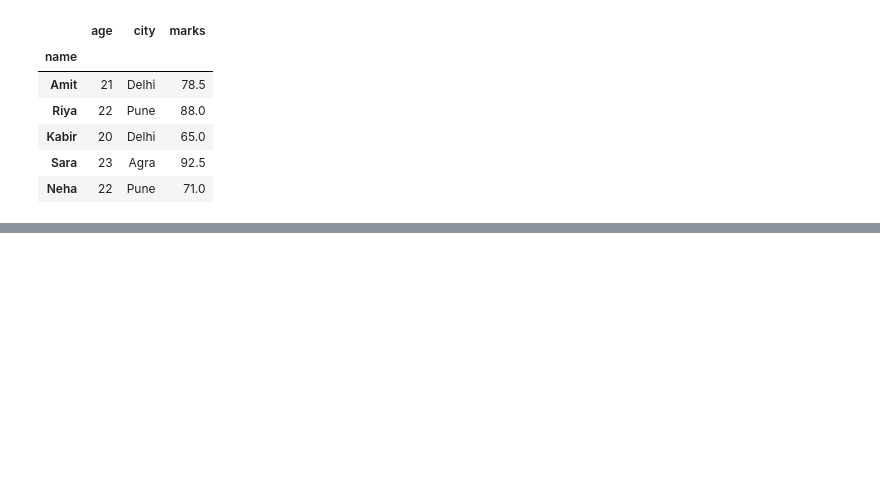
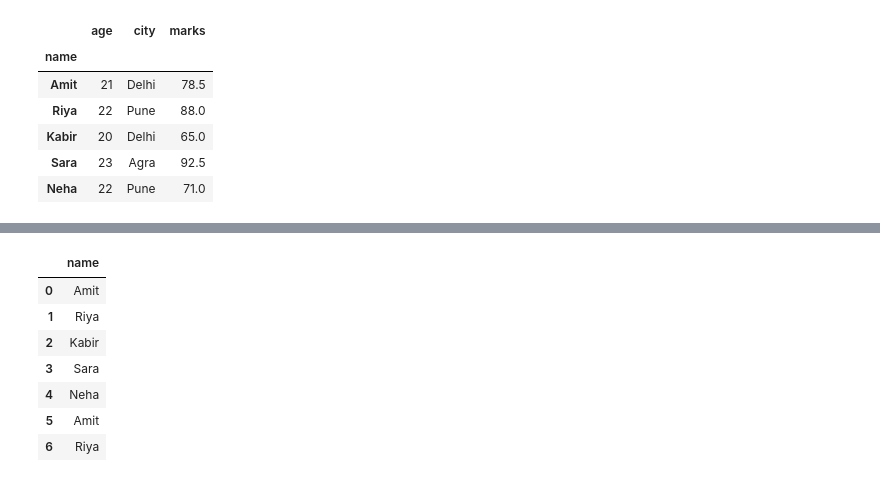
Before and after one commit to rayan8413github/Python_Data_Science_Libraries, a Jupyter notebook: Pandas.ipynb, the cells around one changed output, grey strips where cells are left out. Drawn from its saved outputs; the diff is of its cells as text; code cells hidden in the pictures; blank space fills up the shorter version.

```diff
--- a/Pandas.ipynb
+++ b/Pandas.ipynb
@@ -214,0 +245,17 @@ df1.loc[df1["marks"] < 70, "marks"] = 70
+# %%
+# to remove missing values
+# axis = 1 means columns & axis = 0 means rows
+
+df2.dropna() #deletes rows having a missing value
+df2.dropna(subset = ["city"]) #deletes rows where city is null
+df2.dropna(axis = 1) #deletes those columns which have missing values
+df2.dropna(subset = [4], axis = 1) # deletes those columns whose 4th indexed row has missing value
+# %% [output]
+|  | name |
+| 0 | Amit |
+| 1 | Riya |
+| 2 | Kabir |
+| 3 | Sara |
+| 4 | Neha |
+| 5 | Amit |
+| 6 | Riya |
```
Also changed, not shown: parts of 10 cells of this notebook.
